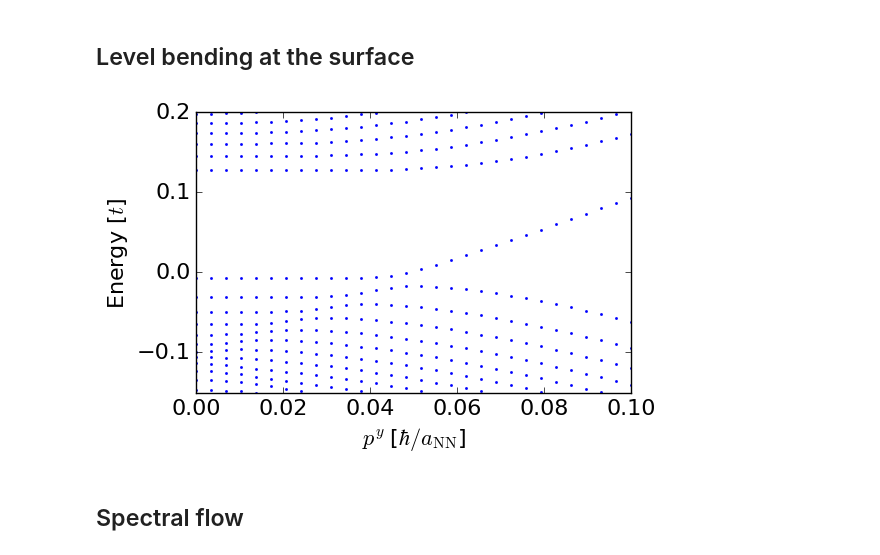
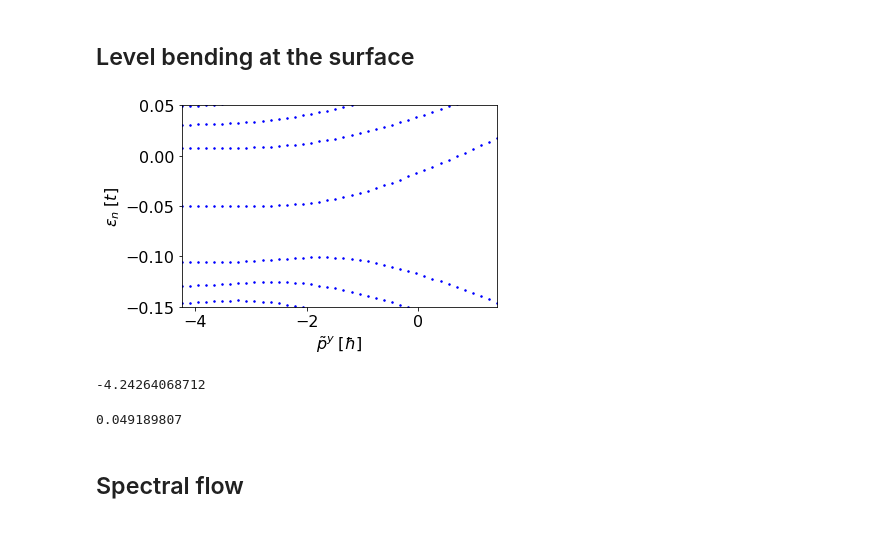
Before and after one commit to Artem-Ivashko/Vazifeh-Franz-magnetic-field, a Jupyter notebook: BBL-set-2.ipynb, the cells around one changed output. Saved outputs shown, nothing was run; the diff lists cells and outputs as text; code cells hidden in the pictures.

```diff
--- a/BBL-set-2.ipynb
+++ b/BBL-set-2.ipynb
@@ -609,27 +610,38 @@ del fsys, params, evals, evecs
 # %%
 fsys = diagonalizer.FinalizedSystem_1D(400)
 params = copy(ParametersDefault)
 params.lBinv2 = 1. / 50.**2
 params.x_shift= (400 - 1.)/2.
-params.pz = -0.55
+params.pz = 0.63 #-0.55
 
-pyMin = 0.0
+pyMin = 0.02
 pyMax = 0.1
-pyCount = 30
+pyCount = 40
 
 evals, evecs = pSweep_1D(fsys, params, pyMin, pyMax, pCount=pyCount, yORzSweep = 'pySweep')
-plt = spectrum_plot_1D(evals,pyMin, pyMax, pyCount, ShowPlot = False)
-plt.ylim(-0.15, 0.2)
-plt.xlabel(r'$p^y\;$' + MomentumUnitString)
-plt.ylabel(r'Energy [$t$]')
+plt = spectrum_plot_1D(evals, pyMin*sqrt(2)/sqrt(params.lBinv2)-400/(sqrt(2)/sqrt(params.lBinv2)),
+                           pyMax*sqrt(2)/sqrt(params.lBinv2)-400/(sqrt(2)/sqrt(params.lBinv2)),
+                       #pyMin, pyMax,
+                       pyCount, ShowPlot = False)
+plt.ylim(-0.1-0.05,0.1-0.05)  #(-0.15, 0.2)
+plt.xlabel(r'$\tilde p^y\; [\hbar]$')
+plt.ylabel(r'$\varepsilon_n \; [t]$')
 plt.locator_params(axis = 'x', nbins=5)
 plt.locator_params(axis = 'y', nbins=5)
 
 plt.tight_layout()
 plt.savefig('images/Level-bending.eps')
 plt.show()
 # %% [output]
-[figure, old version]
+[figure, new version]
+# %%
+print(pyMin*sqrt(2)/sqrt(params.lBinv2)-400/(sqrt(2)/sqrt(params.lBinv2)))
+pyMax*sqrt(2)/sqrt(params.lBinv2)-400/(sqrt(2)/sqrt(params.lBinv2))
+
+params.EnergyNode2
+# %% [output]
+-4.24264068712
+0.049189807
 # %% [markdown]
 ## Spectral flow
 # %%
```
Also changed, not shown: parts of 2 cells of this notebook, 1 other file.
